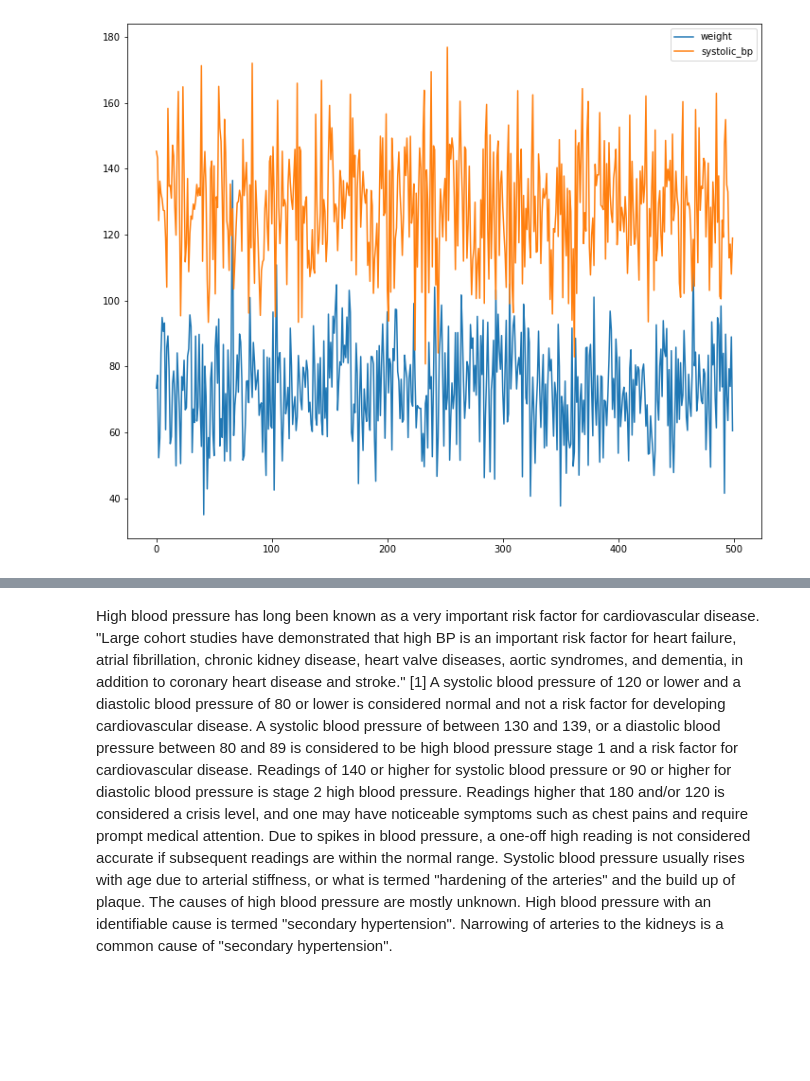
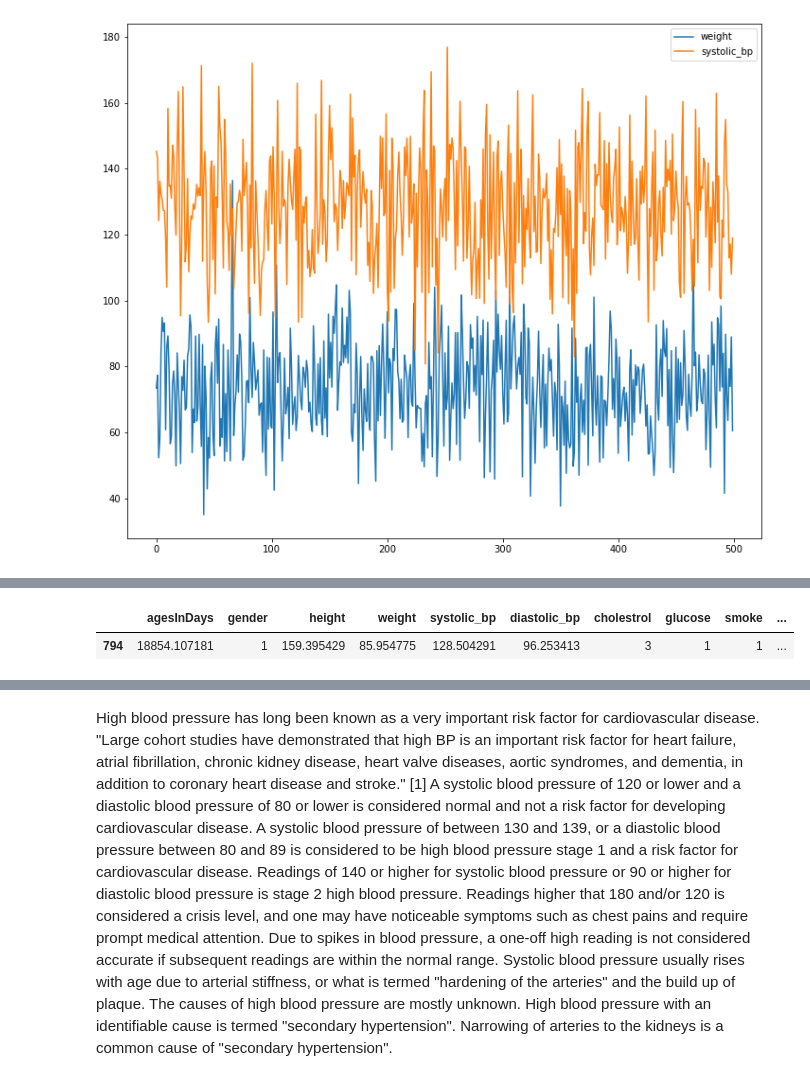
Before and after one commit to Ruairi8/ProgForDA_Project, a Jupyter notebook: Untitled.ipynb, the cells around one changed output, grey strips where cells are left out. Saved outputs shown, nothing was run; the diff lists cells and outputs as text; code cells hidden in the pictures; blank space fills up the shorter version.

```diff
--- a/Untitled.ipynb
+++ b/Untitled.ipynb
@@ -176,0 +306,5 @@ df1.plot.line(y=["weight", "systolic_bp"])
+# %%
+df1.loc[(df1['smoke'] == 1) & (df1['alcohol'] == 1) & (df1['heart_disease'] == 0)]
+# %% [output]
+|  | agesInDays | gender | height | weight | systolic_bp | diastolic_bp | cholestrol | glucose | smoke | ... |
+| 794 | 18854.107181 | 1 | 159.395429 | 85.954775 | 128.504291 | 96.253413 | 3 | 1 | 1 | ... |
```
Also changed, not shown: parts of 18 cells of this notebook.
